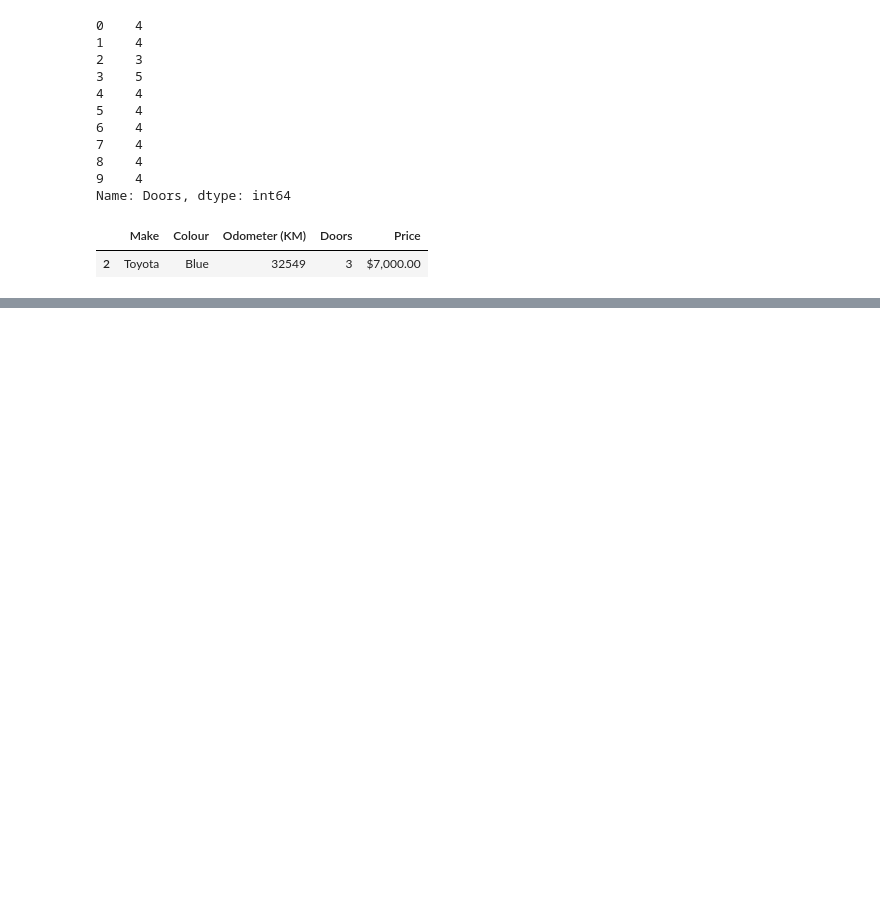
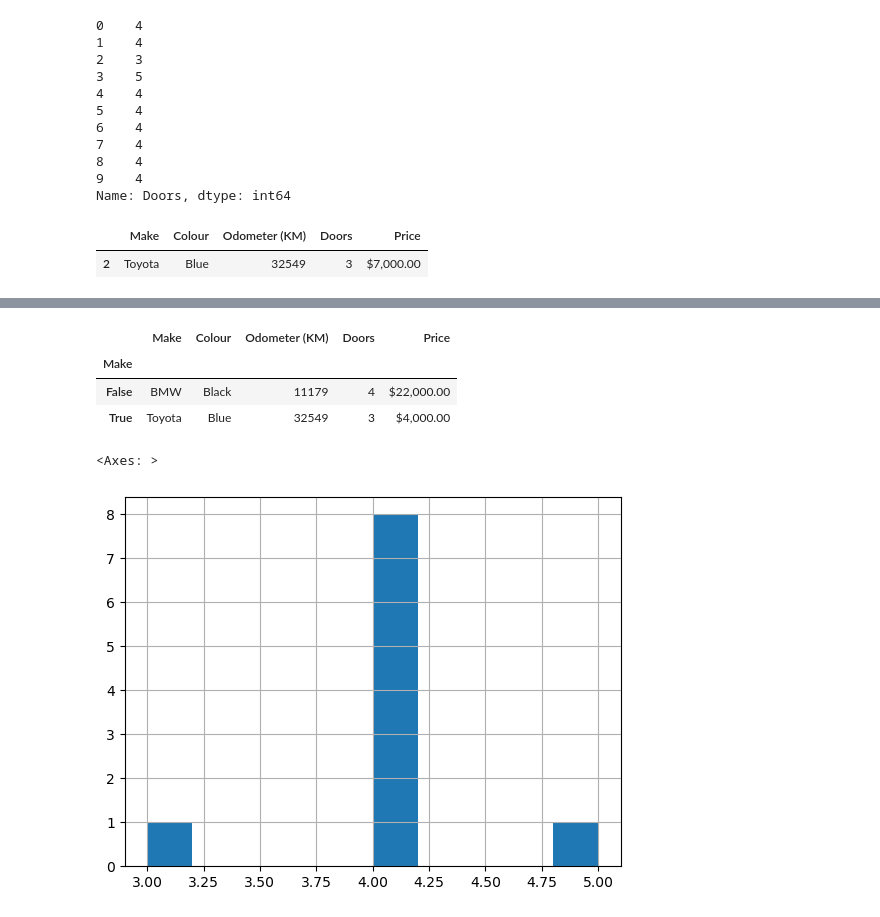
Before and after one commit to chapi1420/data_science, a Jupyter notebook: 2.pandas/1. introduction_to_pandas/pandas.ipynb, the cells around one changed output, grey strips where cells are left out. Cells and saved outputs as stored; diff of their text form; code cells hidden in the pictures; blank space fills up the shorter version.

```diff
--- a/2.pandas/1. introduction_to_pandas/pandas.ipynb
+++ b/2.pandas/1. introduction_to_pandas/pandas.ipynb
@@ -173,0 +186,7 @@ car_sales[(car_sales["Make"]=="Toyota") & (car_sales["Colour"]=="Blue")] #specif
+# %%
+car_sales.groupby((car_sales["Make"]=="Toyota")).min()#comparison between Toyotas and all other not Toyotas
+# %% [output]
+|  | Make | Colour | Odometer (KM) | Doors | Price |
+| Make |  |  |  |  |  |
+| False | BMW | Black | 11179 | 4 | $22,000.00 |
+| True | Toyota | Blue | 32549 | 3 | $4,000.00 |
@@ -173,0 +195,5 @@ car_sales[(car_sales["Make"]=="Toyota") & (car_sales["Colour"]=="Blue")] #specif
+# %%
+car_sales["Doors"].hist()
+# %% [output]
+<Axes: >
+[figure, added]
```
Also changed, not shown: parts of 6 cells of this notebook.
